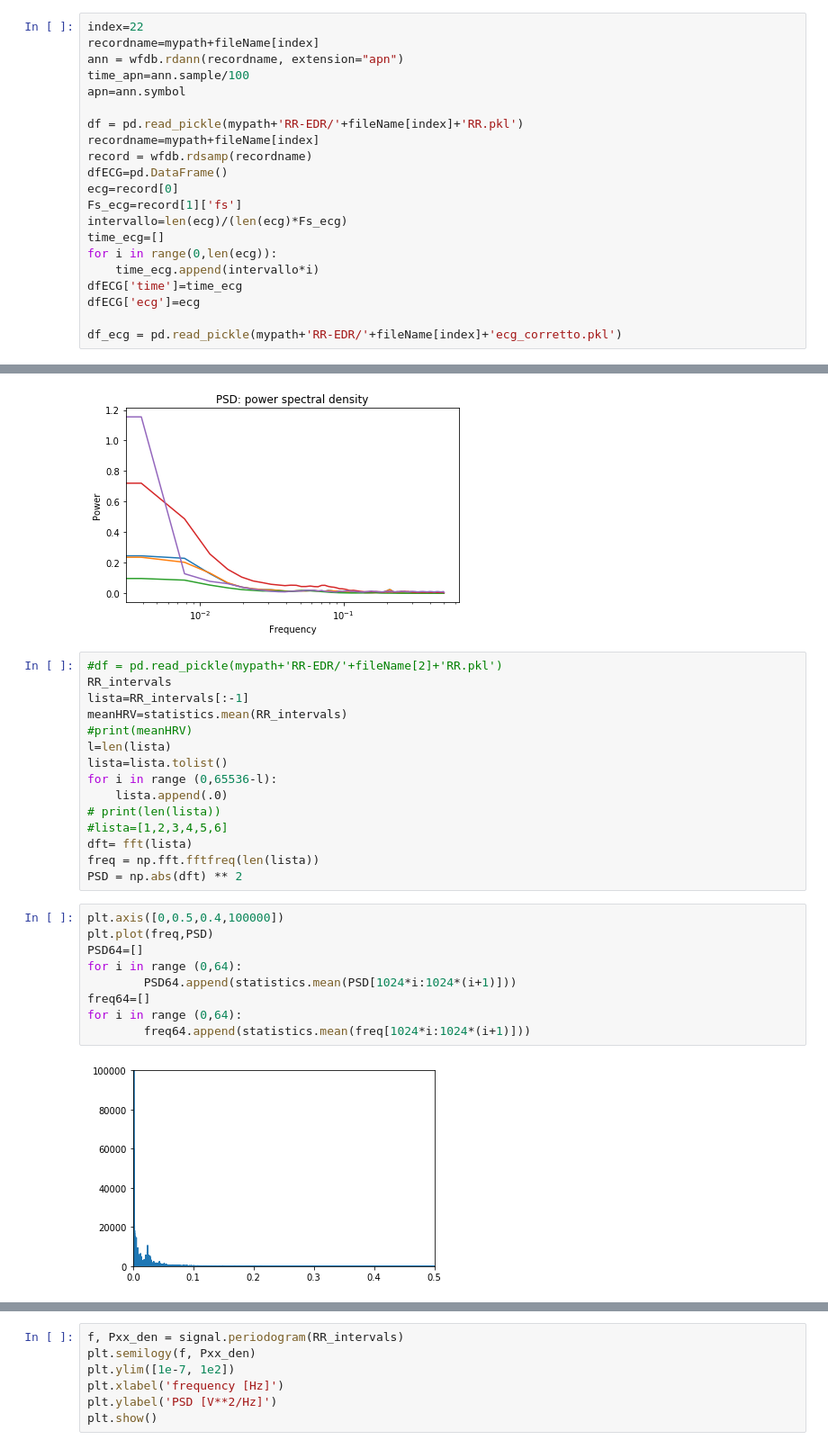
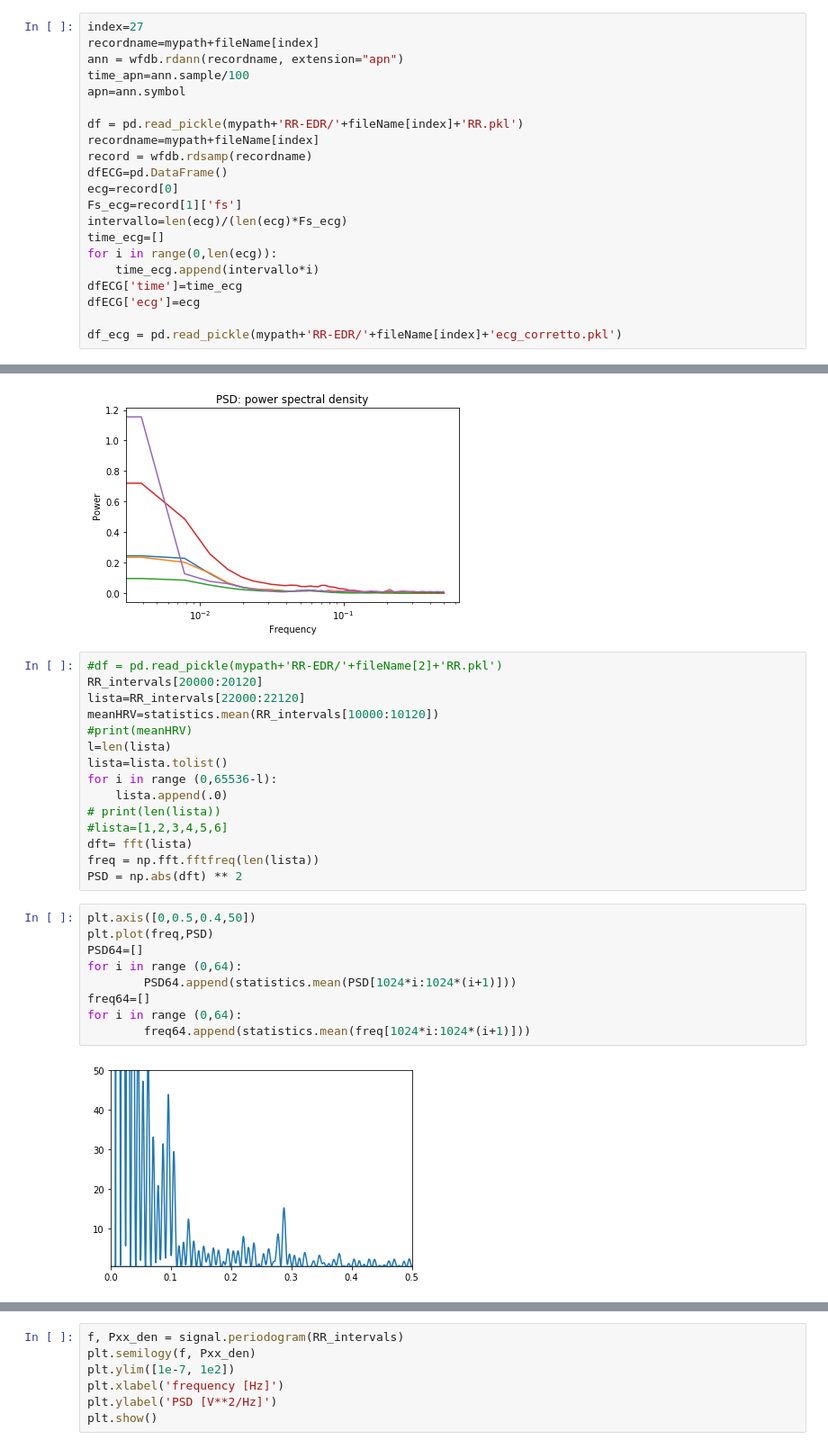
Before and after one commit to saralocatelli94/TesiMagistrale, a Jupyter notebook: SleepApnea_ECG/RR_analysis.ipynb, the cells around one changed output, grey strips where cells are left out. Shown at 90% size. Cells and saved outputs as stored; diff of their text form.

Commit message:
statistica delle features

```diff
--- a/SleepApnea_ECG/RR_analysis.ipynb
+++ b/SleepApnea_ECG/RR_analysis.ipynb
@@ -25,7 +25,7 @@ fileName=['a01','a02','a03','a04','a05','a06','a07','a08','a09','a10','a11','a12
          'x01','x02','x03','x04','x05','x06','x07','x08','x09','x10','x11','x12','x13','x14','x15','x16','x17','x18','x19','x20']
 mypath='C:/Users/sara/Documents/5anno/TESI/DataBase_PhysioNet/www.physionet.org/physiobank/database/apnea-ecg/'
 # %%
-index=22
+index=27
 recordname=mypath+fileName[index]
 ann = wfdb.rdann(recordname, extension="apn")
 time_apn=ann.sample/100
@@ -178,9 +178,9 @@ for i in range(0,len(f)):
 [figure]
 # %%
 #df = pd.read_pickle(mypath+'RR-EDR/'+fileName[2]+'RR.pkl')
-RR_intervals
-lista=RR_intervals[:-1]
-meanHRV=statistics.mean(RR_intervals)
+RR_intervals[20000:20120]
+lista=RR_intervals[22000:22120]
+meanHRV=statistics.mean(RR_intervals[10000:10120])
 #print(meanHRV)
 l=len(lista)
 lista=lista.tolist()
@@ -192,14 +192,14 @@ dft= fft(lista)
 freq = np.fft.fftfreq(len(lista))
 PSD = np.abs(dft) ** 2
 # %%
-plt.axis([0,0.5,0.4,100000])
+plt.axis([0,0.5,0.4,50])
 plt.plot(freq,PSD)
 PSD64=[]
 for i in range (0,64):
         PSD64.append(statistics.mean(PSD[1024*i:1024*(i+1)]))
 freq64=[]
 for i in range (0,64):
         freq64.append(statistics.mean(freq[1024*i:1024*(i+1)]))
 # %% [output]
-[figure, old version]
+[figure, new version]
 # %%
```
Also changed, not shown: parts of 13 cells of this notebook, 4 other files.
